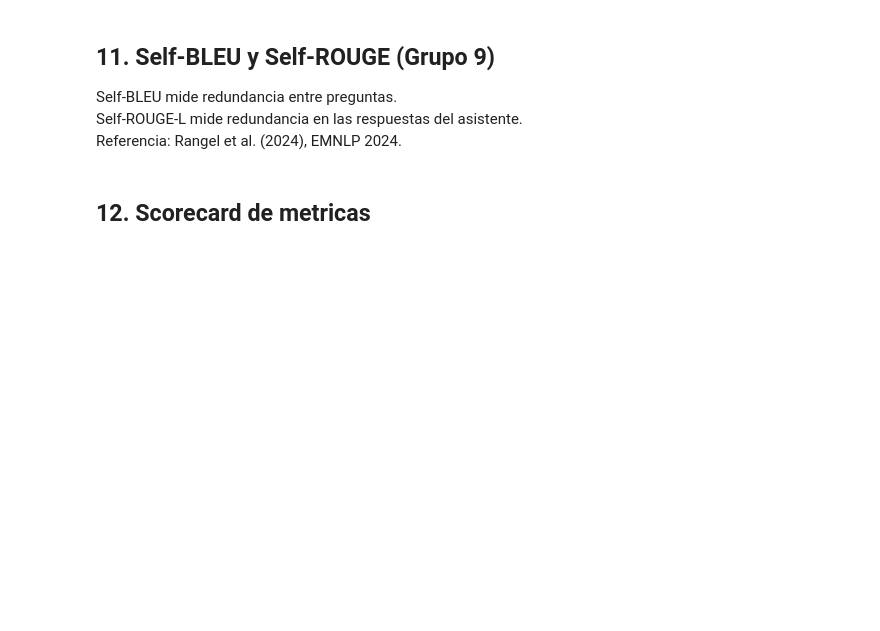
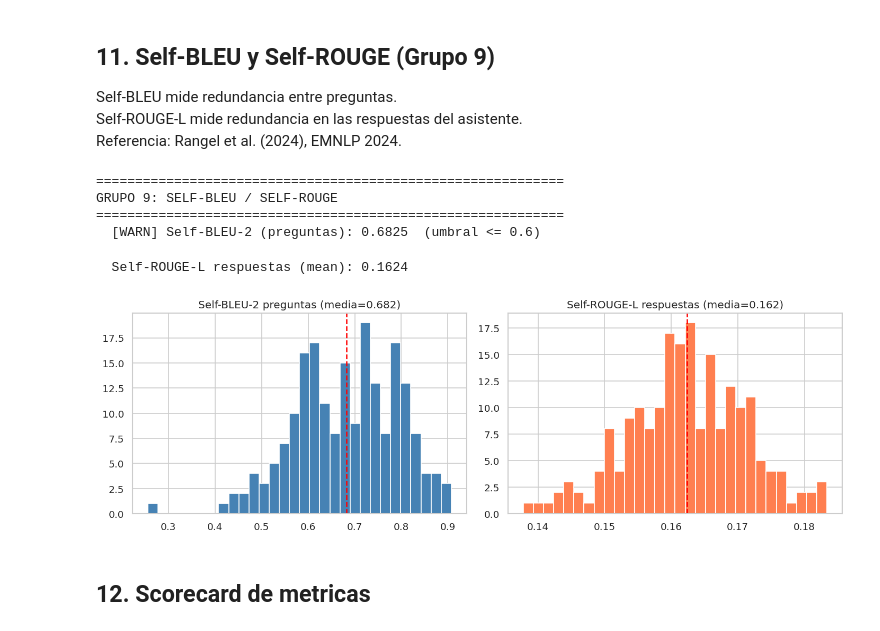
Before and after one commit to Mikhaerys/FarmifAI_Core_Development, a Jupyter notebook: Jupyter/evaluacion_dataset_SLM.ipynb, the cells around one changed output. Cells and saved outputs as stored; diff of their text form; code cells hidden in the pictures; blank space fills up the shorter version.

```diff
--- a/Jupyter/evaluacion_dataset_SLM.ipynb
+++ b/Jupyter/evaluacion_dataset_SLM.ipynb
@@ -668,30 +829,37 @@ print('=' * 60)
 
 tl = [t.lower() for t in TERMINOS_DOMINIO]
 
+
 def detectar_terminos(texto):
     texto_l = str(texto).lower()
     return [t for t in tl if t in texto_l]
+
 
 # Buscar en preguntas
 df['terminos_dominio_pregunta'] = df[COL_PREGUNTA].apply(detectar_terminos)
 df['n_terminos_dominio_pregunta'] = df['terminos_dominio_pregunta'].apply(len)
 
 # Buscar en preguntas + respuestas
-df['terminos_dominio_combinado'] = (df[COL_PREGUNTA].fillna('') + ' ' + df[COL_ANSWER].fillna('')).apply(detectar_terminos)
-df['n_terminos_dominio_combinado'] = df['terminos_dominio_combinado'].apply(len)
+df['terminos_dominio_combinado'] = (df[COL_PREGUNTA].fillna(
+    '') + ' ' + df[COL_ANSWER].fillna('')).apply(detectar_terminos)
+df['n_terminos_dominio_combinado'] = df['terminos_dominio_combinado'].apply(
+    len)
 
 reg_con_q = (df['n_terminos_dominio_pregunta'] > 0).sum()
-cob_q     = reg_con_q / total
+cob_q = reg_con_q / total
 reg_con_c = (df['n_terminos_dominio_combinado'] > 0).sum()
-cob_c     = reg_con_c / total
+cob_c = reg_con_c / total
 
 print(f'  [{"OK" if cob_q >= 0.80 else "WARN"}] Cobertura en preguntas: {reg_con_q:,} ({cob_q*100:.1f}%)  (umbral >= 80%)')
 print(f'  [{"OK" if cob_c >= 0.80 else "WARN"}] Cobertura combinada (pregunta+answer): {reg_con_c:,} ({cob_c*100:.1f}%)')
-print(f'  Promedio terminos/pregunta: {df["n_terminos_dominio_pregunta"].mean():.2f}')
+print(
+    f'  Promedio terminos/pregunta: {df["n_terminos_dominio_pregunta"].mean():.2f}')
 
 termino_freq = Counter()
-for lista in df['terminos_dominio_combinado']: termino_freq.update(lista)
-termino_df = pd.DataFrame(termino_freq.most_common(), columns=['termino','freq'])
+for lista in df['terminos_dominio_combinado']:
+    termino_freq.update(lista)
+termino_df = pd.DataFrame(termino_freq.most_common(),
+                          columns=['termino', 'freq'])
 print(f'\n  Top 15 terminos:')
 print(termino_df.head(15).to_string(index=False))
 
@@ -717,43 +903,52 @@ sf = SmoothingFunction().method1
 bleu_scores = []
 for i in range(len(pregs_sample)):
     refs = [pregs_sample[j] for j in range(len(pregs_sample)) if j != i]
-    hyp  = pregs_sample[i]
+    hyp = pregs_sample[i]
     if len(hyp) > 0:
-        b = corpus_bleu([refs], [hyp], weights=(0.5, 0.5), smoothing_function=sf)
+        b = corpus_bleu([refs], [hyp], weights=(
+            0.5, 0.5), smoothing_function=sf)
         bleu_scores.append(b)
 
 self_bleu = np.mean(bleu_scores) if bleu_scores else 0
 status_sb = 'OK' if self_bleu <= UMBRAL_SELF_BLEU_MAX else 'WARN'
 print(f'  [{status_sb}] Self-BLEU-2 (preguntas): {self_bleu:.4f}  (umbral <= {UMBRAL_SELF_BLEU_MAX})')
 REPORTE['self_bleu'] = self_bleu
 
 # Self-ROUGE-L sobre respuestas
 scorer_rl = rouge_scorer.RougeScorer(['rougeL'], use_stemmer=False)
 answers_sample = [df[COL_ANSWER].fillna('').iloc[i] for i in idx_sb]
 
 rouge_scores = []
 for i in tqdm(range(len(answers_sample)), desc='Self-ROUGE-L (mean)'):
     pairwise = []
     for j in range(len(answers_sample)):
         if j != i:
             sc = scorer_rl.score(answers_sample[i], answers_sample[j])
             pairwise.append(sc['rougeL'].fmeasure)
     if pairwise:
         rouge_scores.append(np.mean(pairwise))
 
 self_rouge = np.mean(rouge_scores) if rouge_scores else 0
 print(f'  Self-ROUGE-L respuestas (mean): {self_rouge:.4f}')
 REPORTE['self_rouge'] = self_rouge
 
 # Graficos
 fig, axes = plt.subplots(1, 2, figsize=(12, 4))
 axes[0].hist(bleu_scores, bins=30, color='steelblue', edgecolor='white')
 axes[0].axvline(self_bleu, color='red', linestyle='--')
 axes[0].set_title(f'Self-BLEU-2 preguntas (media={self_bleu:.3f})')
 axes[1].hist(rouge_scores, bins=30, color='coral', edgecolor='white')
 axes[1].axvline(self_rouge, color='red', linestyle='--')
 axes[1].set_title(f'Self-ROUGE-L respuestas (media={self_rouge:.3f})')
-plt.tight_layout(); plt.show()
+plt.tight_layout()
+plt.show()
+# %% [output]
+============================================================
+GRUPO 9: SELF-BLEU / SELF-ROUGE
+============================================================
+  [WARN] Self-BLEU-2 (preguntas): 0.6825  (umbral <= 0.6)
+  Self-ROUGE-L respuestas (mean): 0.1624
+[figure, added]
 # %% [markdown]
 ## 12. Scorecard de metricas
 # %%
```
Also changed, not shown: parts of 20 cells of this notebook.
